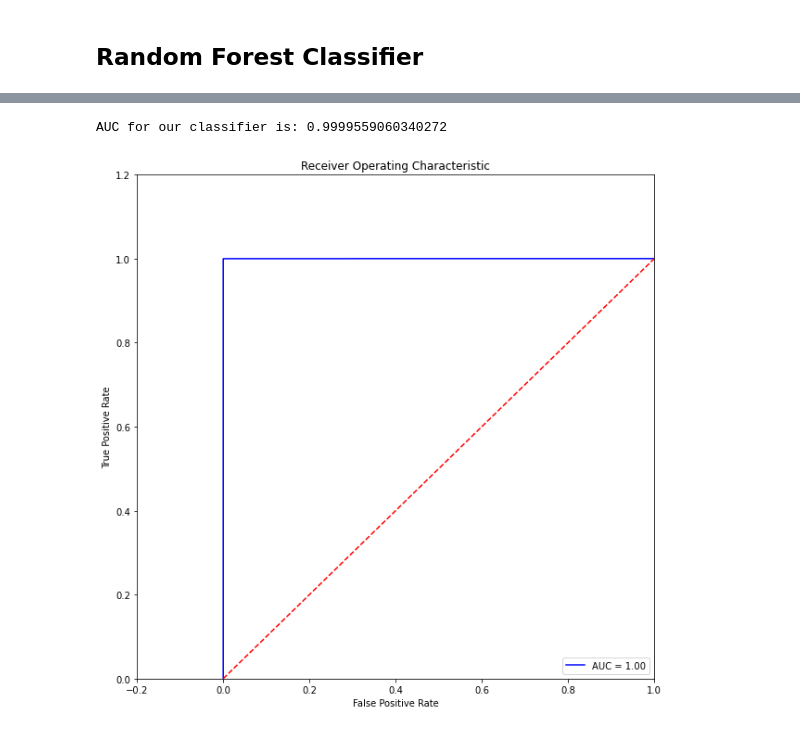
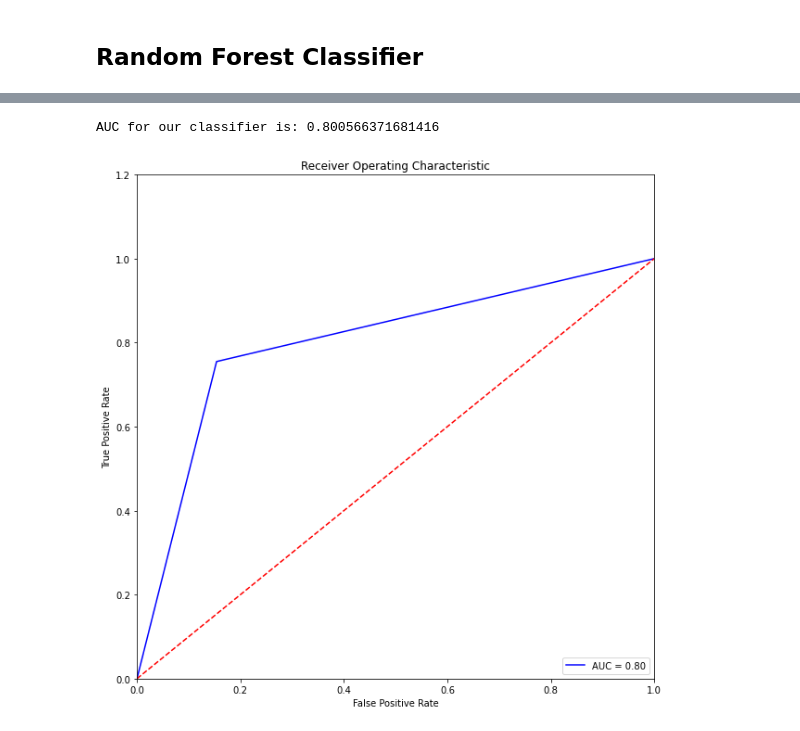
Before and after one commit to suhasmaddali/Predicting-Loan-Default-Using-Machine-Learning, a Jupyter notebook: Home Credit Python Prediction.ipynb, the cells around one changed output, grey strips where cells are left out. Saved outputs shown, nothing was run; the diff lists cells and outputs as text; code cells hidden in the pictures.

```diff
--- a/Home Credit Python Prediction.ipynb
+++ b/Home Credit Python Prediction.ipynb
@@ -1198,7 +1172,7 @@ AUC for our classifier is: 0.6976626827833935
 from sklearn.naive_bayes import GaussianNB
 # %%
 model = GaussianNB()
-model.fit(X_train_standardized, y_train)
-y_predictions = model.predict(X_cv_standardized)
+model.fit(X_train, y_train)
+y_predictions = model.predict(X_cv)
 # %%
 fig, ax = plt.subplots(figsize = (10, 10))
@@ -1239,7 +1213,7 @@ AUC for our classifier is: 0.6327839365401157
 from sklearn.tree import DecisionTreeClassifier
 # %%
 model = DecisionTreeClassifier()
-model.fit(X_train_standardized, y_train)
-y_predictions = model.predict(X_cv_standardized)
+model.fit(X_train, y_train)
+y_predictions = model.predict(X_cv)
 # %%
 fig, ax = plt.subplots(figsize = (10, 10))
@@ -1293,8 +1267,8 @@ AUC for our classifier is: 0.9461521310335488
 ## Random Forest Classifier
 # %%
 model = RandomForestClassifier(n_jobs = -1)
-model.fit(X_train_standardized, y_train)
-y_predictions = model.predict(X_cv_standardized)
+model.fit(X_train, y_train)
+y_predictions = model.predict(X_cv)
 # %%
 print(classification_report(y_predictions, y_cv))
 # %% [output]
@@ -1314,0 +1316,4 @@ plt.show()
+# %%
+model = DecisionTreeClassifier()
+model.fit(X_train, y_train)
+y_predictions = model.predict(X_cv)
@@ -1315,27 +1337,27 @@ plt.show()
 # %%
 ## https://medium.com/analytics-vidhya/evaluation-metrics-for-classification-problems-with-implementation-in-python-a20193b4f2c3
 ## Credits to this website for providing such an useful and clear explanation of the topic along with the code.
 
-class_probabilities = model.predict_proba(X_cv_standardized)
+class_probabilities = model.predict_proba(X_cv)
 preds = class_probabilities[:, 1]
 
 fpr, tpr, threshold = roc_curve(y_cv, preds)
 roc_auc = auc(fpr, tpr)
 
 # Printing AUC
 print(f"AUC for our classifier is: {roc_auc}")
 
 # Plotting the ROC
 plt.figure(figsize = (10, 10))
 plt.title('Receiver Operating Characteristic')
 plt.plot(fpr, tpr, 'b', label = 'AUC = %0.2f' % roc_auc)
 plt.legend(loc = 'lower right')
 plt.plot([0, 1], [0, 1],'r--')
-plt.xlim([-0.2, 1])
+plt.xlim([0, 1])
 plt.ylim([0, 1.2])
 plt.ylabel('True Positive Rate')
 plt.xlabel('False Positive Rate')
 plt.show()
 # %% [output]
-AUC for our classifier is: 0.9999559060340272
+AUC for our classifier is: 0.800566371681416
-[figure, old version]
+[figure, new version]
```
Also changed, not shown: parts of 33 cells of this notebook.
